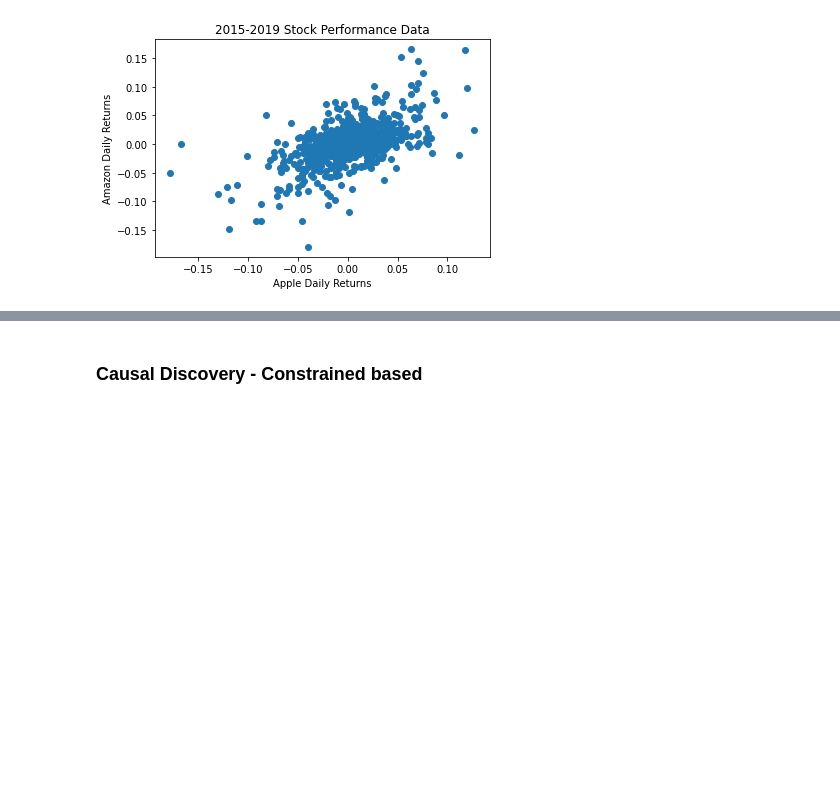
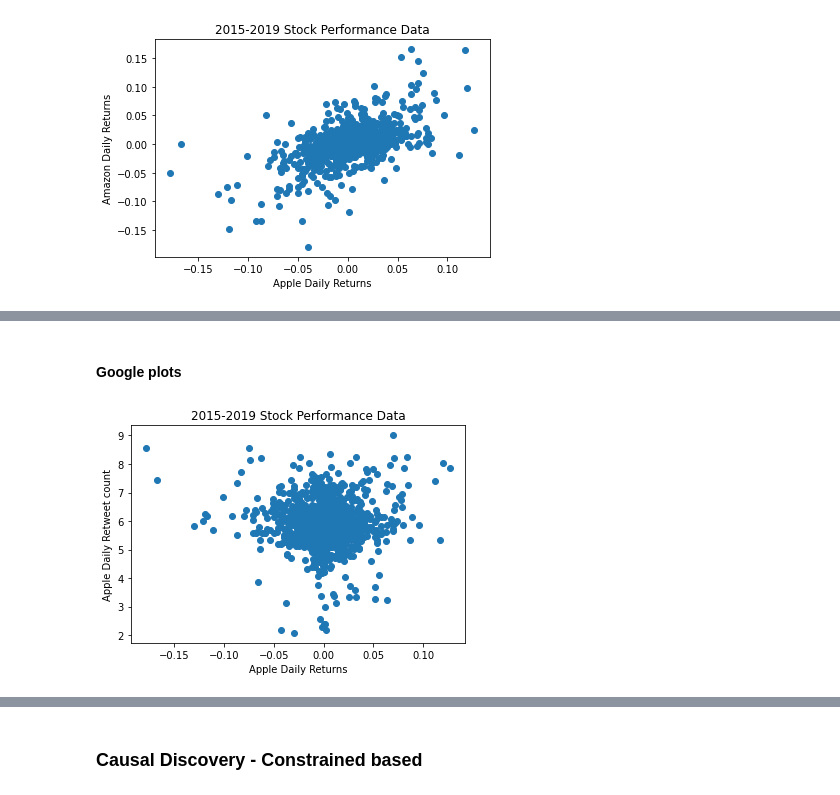
Before and after one commit to dssaenzml/ml703_timeSeriesCausalDiscovery, a Jupyter notebook: Pytrad/stocks_causal_discovery_pytrad.ipynb, the cells around one changed output, grey strips where cells are left out. Saved outputs shown, nothing was run; the diff lists cells and outputs as text; code cells hidden in the pictures; blank space fills up the shorter version.

```diff
--- a/Pytrad/stocks_causal_discovery_pytrad.ipynb
+++ b/Pytrad/stocks_causal_discovery_pytrad.ipynb
@@ -710,0 +716,13 @@ plt.savefig("./Linear Analysis Plots/apple_amazon_returns.jpeg")
+# %% [markdown]
+#### Google plots
+# %%
+x_var = dataFrameCompanies[:, 0]
+y_var = np.log(dataFrameCompanies[:, 6])
+
+plt.scatter(x_var, y_var)
+plt.title("2015-2019 Stock Performance Data")
+plt.xlabel("Apple Daily Returns")
+plt.ylabel("Apple Daily Retweet count")
+plt.savefig("./Linear Analysis Plots/apple_returns_retweet.jpeg")
+# %% [output]
+[figure, added]
```
Also changed, not shown: parts of 8 cells of this notebook.
